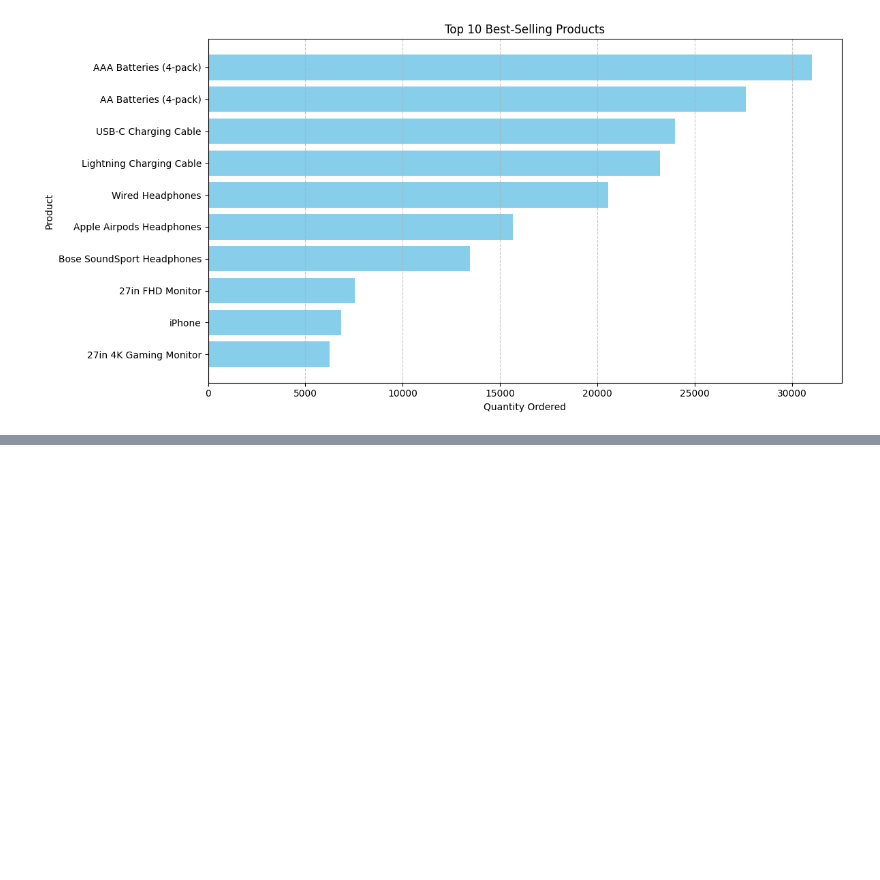
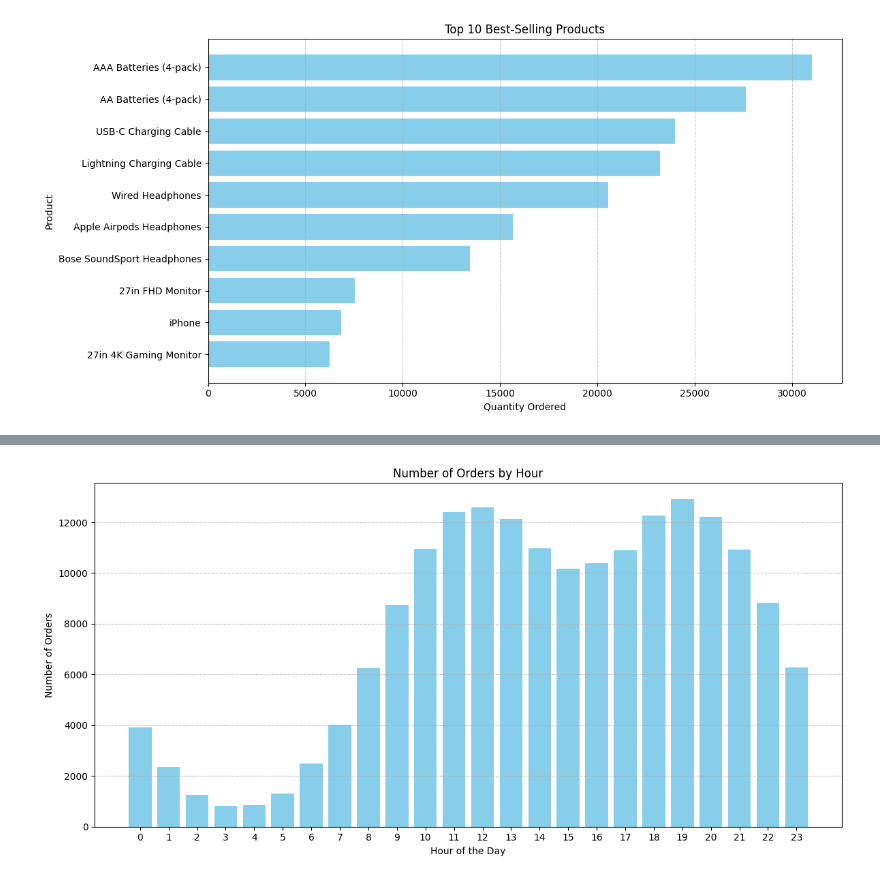
Before and after one commit to i-ninte/data-analytics-R-python, a Jupyter notebook: SALES_DATA_ANALYSIS.ipynb, the cells around one changed output, grey strips where cells are left out. Cells and saved outputs as stored; diff of their text form; code cells hidden in the pictures; blank space fills up the shorter version.

```diff
--- a/SALES_DATA_ANALYSIS.ipynb
+++ b/SALES_DATA_ANALYSIS.ipynb
@@ -404,0 +453,27 @@ plt.show()
+# %%
+import pandas as pd
+import matplotlib.pyplot as plt
+
+
+
+# Convert 'Order Date' to a datetime object
+sales['Order Date'] = pd.to_datetime(sales['Order Date'])
+
+# Extract the hour from the 'Order Date' and create a new column
+sales['Hour'] = sales['Order Date'].dt.hour
+
+# Group the data by hour and count the number of orders in each hour
+hourly_orders = sales.groupby('Hour').size().reset_index(name='Number of Orders')
+
+# Create a bar chart
+plt.figure(figsize=(12, 6))
+plt.bar(hourly_orders['Hour'], hourly_orders['Number of Orders'], color='skyblue')
+plt.xlabel('Hour of the Day')
+plt.ylabel('Number of Orders')
+plt.title('Number of Orders by Hour')
+plt.xticks(range(24))
+plt.grid(axis='y', linestyle='--', alpha=0.7)
+plt.tight_layout()
+plt.show()
+# %% [output]
+[figure, added]
```
Also changed, not shown: parts of 2 cells of this notebook.
